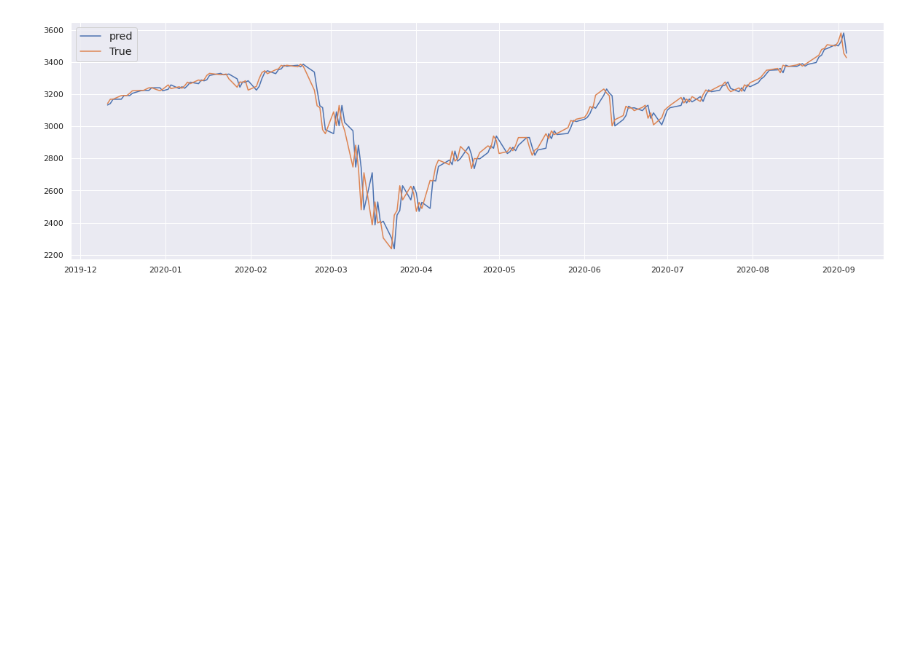
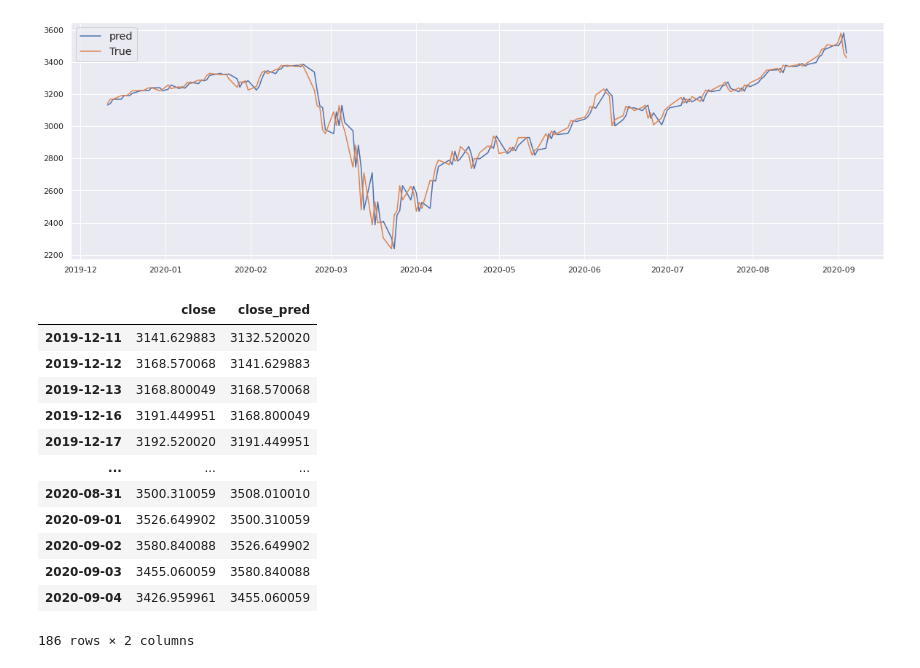
Before and after one commit to duybluemind1988/Data-science, a Jupyter notebook: Time_series/Time_series_all_method.ipynb, the cells around one changed output. Drawn from its saved outputs; the diff is of its cells as text; code cells hidden in the pictures; blank space fills up the shorter version.

```diff
--- a/Time_series/Time_series_all_method.ipynb
+++ b/Time_series/Time_series_all_method.ipynb
@@ -1085,3 +1085,21 @@ plt.legend(fontsize='x-large')
 plt.show()
 # %% [output]
 [figure]
+# %%
+final_df=pd.concat([y_test, y_pred], axis=1)
+final_df.columns=['close','close_pred']
+final_df
+# %% [output]
+|  | close | close_pred |
+| 2019-12-11 | 3141.629883 | 3132.520020 |
+| 2019-12-12 | 3168.570068 | 3141.629883 |
+| 2019-12-13 | 3168.800049 | 3168.570068 |
+| 2019-12-16 | 3191.449951 | 3168.800049 |
+| 2019-12-17 | 3192.520020 | 3191.449951 |
+| ... | ... | ... |
+| 2020-08-31 | 3500.310059 | 3508.010010 |
+| 2020-09-01 | 3526.649902 | 3500.310059 |
+| 2020-09-02 | 3580.840088 | 3526.649902 |
+| 2020-09-03 | 3455.060059 | 3580.840088 |
+| 2020-09-04 | 3426.959961 | 3455.060059 |
+186 rows × 2 columns
```
Also changed, not shown: parts of 5 cells of this notebook.
